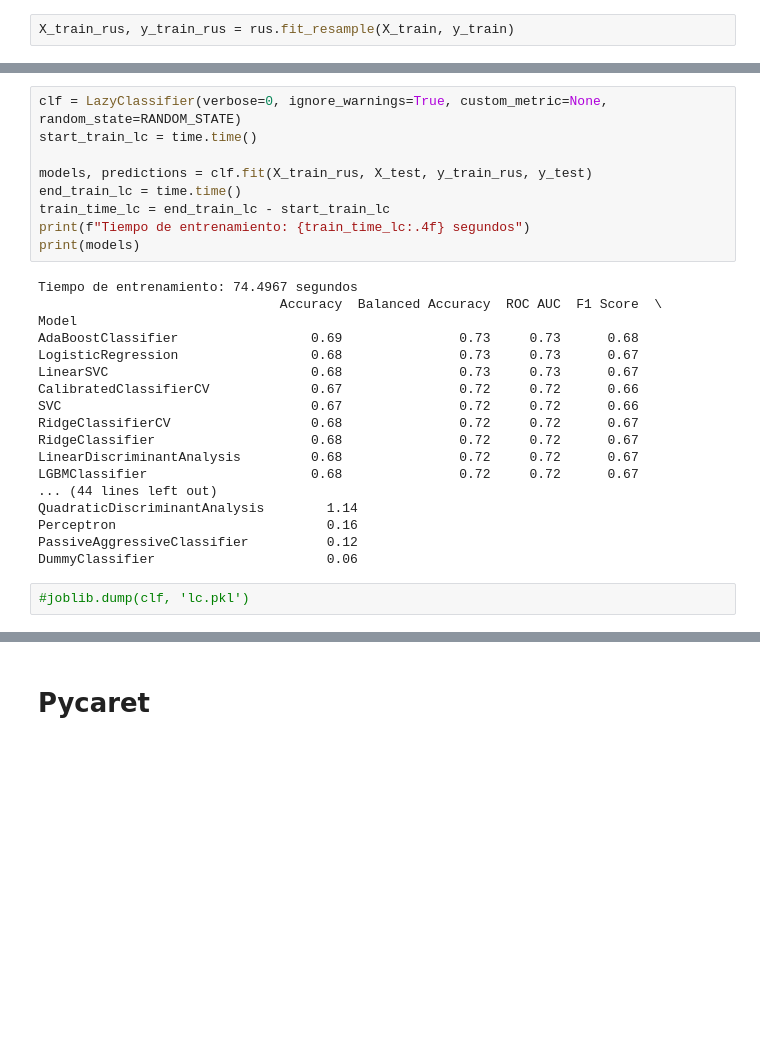
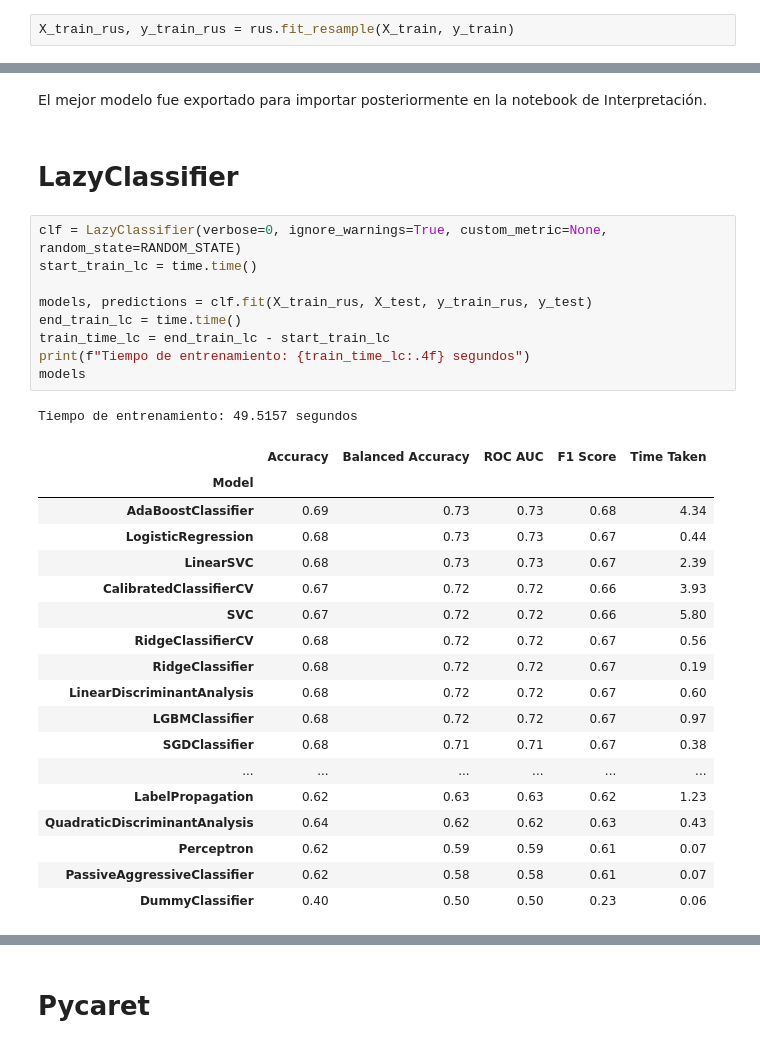
Before and after one commit to plijtmaer/fundamentos-aprendizaje-automatico, a Jupyter notebook: Notebooks/4- ML Models.ipynb, the cells around one changed output, grey strips where cells are left out. Cells and saved outputs as stored; diff of their text form; blank space fills up the shorter version.

```diff
--- a/Notebooks/4- ML Models.ipynb
+++ b/Notebooks/4- ML Models.ipynb
@@ -200,30 +214,34 @@ X_train_rus, y_train_rus = rus.fit_resample(X_train, y_train)
+# %% [markdown]
+El mejor modelo fue exportado para importar posteriormente en la notebook de Interpretación.
+# %% [markdown]
+# LazyClassifier
 # %%
 clf = LazyClassifier(verbose=0, ignore_warnings=True, custom_metric=None, random_state=RANDOM_STATE)
 start_train_lc = time.time()
 
 models, predictions = clf.fit(X_train_rus, X_test, y_train_rus, y_test)
 end_train_lc = time.time()
 train_time_lc = end_train_lc - start_train_lc
 print(f"Tiempo de entrenamiento: {train_time_lc:.4f} segundos")
-print(models)
+models
 # %% [output]
-Tiempo de entrenamiento: 74.4967 segundos
-                               Accuracy  Balanced Accuracy  ROC AUC  F1 Score  \
-Model
-AdaBoostClassifier                 0.69               0.73     0.73      0.68
-LogisticRegression                 0.68               0.73     0.73      0.67
-LinearSVC                          0.68               0.73     0.73      0.67
-CalibratedClassifierCV             0.67               0.72     0.72      0.66
-SVC                                0.67               0.72     0.72      0.66
-RidgeClassifierCV                  0.68               0.72     0.72      0.67
-RidgeClassifier                    0.68               0.72     0.72      0.67
-LinearDiscriminantAnalysis         0.68               0.72     0.72      0.67
-LGBMClassifier                     0.68               0.72     0.72      0.67
-... (44 lines left out)
-QuadraticDiscriminantAnalysis        1.14
-Perceptron                           0.16
-PassiveAggressiveClassifier          0.12
-DummyClassifier                      0.06
+Tiempo de entrenamiento: 49.5157 segundos
+|  | Accuracy | Balanced Accuracy | ROC AUC | F1 Score | Time Taken |
+| Model |  |  |  |  |  |
+| AdaBoostClassifier | 0.69 | 0.73 | 0.73 | 0.68 | 4.34 |
+| LogisticRegression | 0.68 | 0.73 | 0.73 | 0.67 | 0.44 |
+| LinearSVC | 0.68 | 0.73 | 0.73 | 0.67 | 2.39 |
+| CalibratedClassifierCV | 0.67 | 0.72 | 0.72 | 0.66 | 3.93 |
+| SVC | 0.67 | 0.72 | 0.72 | 0.66 | 5.80 |
+| RidgeClassifierCV | 0.68 | 0.72 | 0.72 | 0.67 | 0.56 |
+| RidgeClassifier | 0.68 | 0.72 | 0.72 | 0.67 | 0.19 |
+| LinearDiscriminantAnalysis | 0.68 | 0.72 | 0.72 | 0.67 | 0.60 |
+| LGBMClassifier | 0.68 | 0.72 | 0.72 | 0.67 | 0.97 |
+| SGDClassifier | 0.68 | 0.71 | 0.71 | 0.67 | 0.38 |
+| ... | ... | ... | ... | ... | ... |
+| LabelPropagation | 0.62 | 0.63 | 0.63 | 0.62 | 1.23 |
+| QuadraticDiscriminantAnalysis | 0.64 | 0.62 | 0.62 | 0.63 | 0.43 |
+| Perceptron | 0.62 | 0.59 | 0.59 | 0.61 | 0.07 |
+| PassiveAggressiveClassifier | 0.62 | 0.58 | 0.58 | 0.61 | 0.07 |
+| DummyClassifier | 0.40 | 0.50 | 0.50 | 0.23 | 0.06 |
-# %%
-#joblib.dump(clf, 'lc.pkl')
 # %%
```
Also changed, not shown: parts of 14 cells of this notebook, 8 other files.
